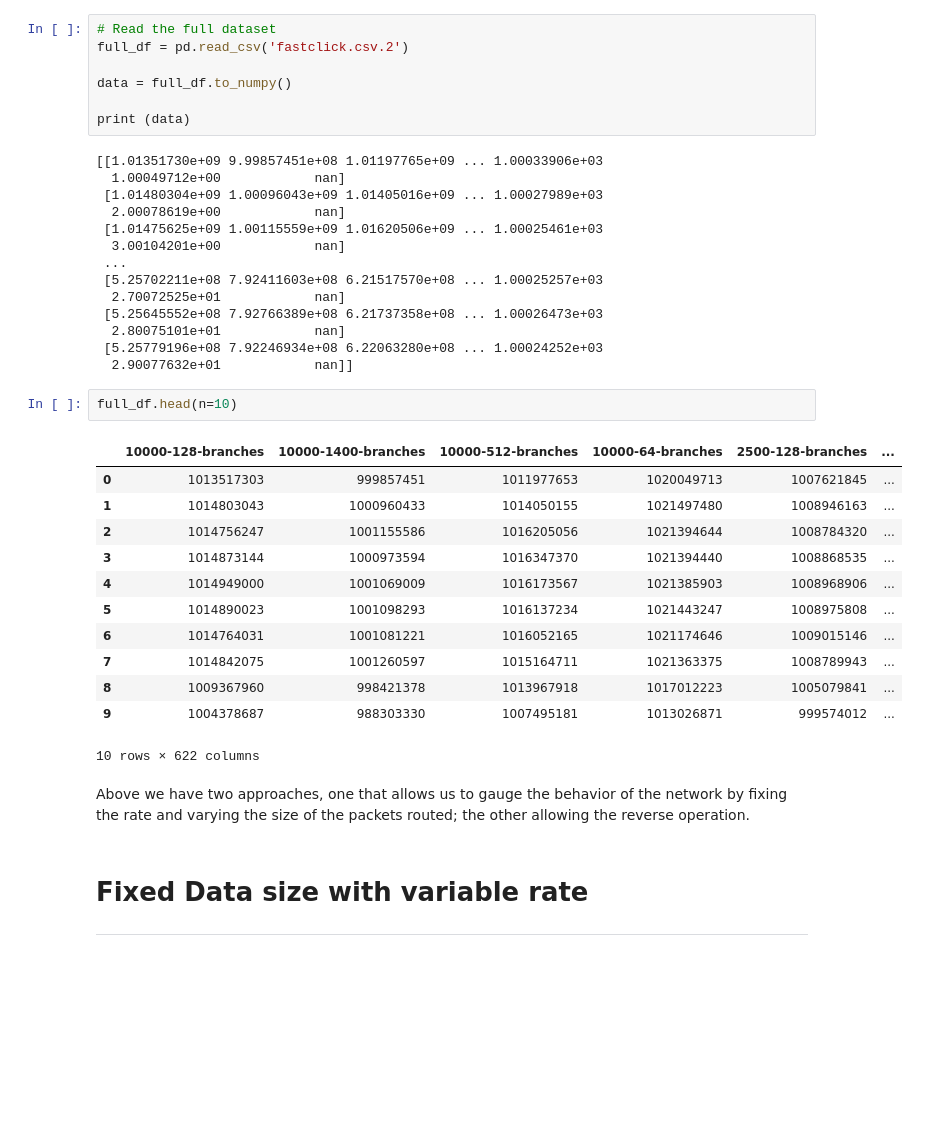
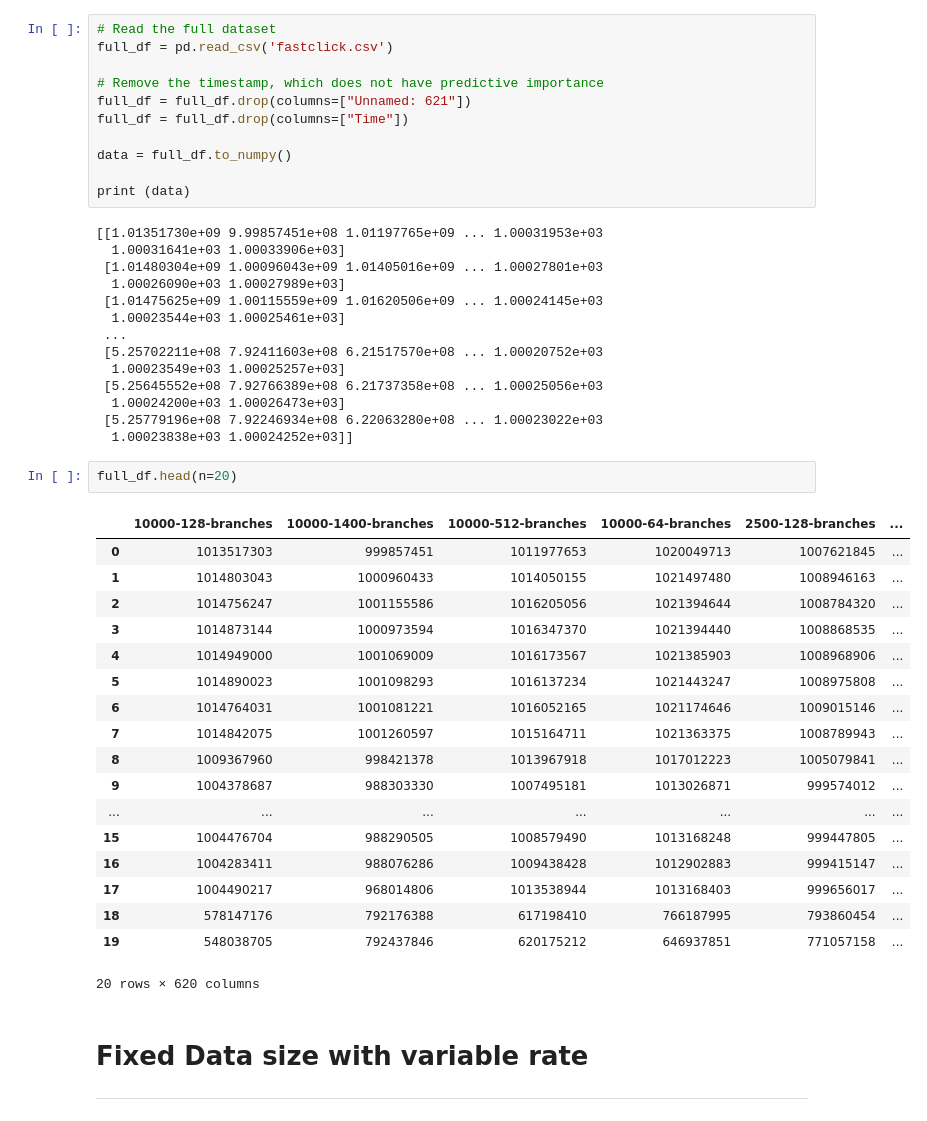
Before and after one commit to CedricKoukoui/ml-for-highspeed-networks-cedric_internship, a Jupyter notebook: data_splitting.ipynb, the cells around one changed output. Saved outputs shown, nothing was run; the diff lists cells and outputs as text; blank space fills up the shorter version.

```diff
--- a/data_splitting.ipynb
+++ b/data_splitting.ipynb
@@ -80,41 +80,49 @@ fastclick.csv.2     100%[===================>] 132.93K  --.-KB/s    in 0.01s
 # %%
 # Read the full dataset
-full_df = pd.read_csv('fastclick.csv.2')
+full_df = pd.read_csv('fastclick.csv')
+
+# Remove the timestamp, which does not have predictive importance
+full_df = full_df.drop(columns=["Unnamed: 621"])
+full_df = full_df.drop(columns=["Time"])
 
 data = full_df.to_numpy()
 
 print (data)
 # %% [output]
-[[1.01351730e+09 9.99857451e+08 1.01197765e+09 ... 1.00033906e+03
-  1.00049712e+00            nan]
- [1.01480304e+09 1.00096043e+09 1.01405016e+09 ... 1.00027989e+03
-  2.00078619e+00            nan]
- [1.01475625e+09 1.00115559e+09 1.01620506e+09 ... 1.00025461e+03
-  3.00104201e+00            nan]
+[[1.01351730e+09 9.99857451e+08 1.01197765e+09 ... 1.00031953e+03
+  1.00031641e+03 1.00033906e+03]
+ [1.01480304e+09 1.00096043e+09 1.01405016e+09 ... 1.00027801e+03
+  1.00026090e+03 1.00027989e+03]
+ [1.01475625e+09 1.00115559e+09 1.01620506e+09 ... 1.00024145e+03
+  1.00023544e+03 1.00025461e+03]
  ...
- [5.25702211e+08 7.92411603e+08 6.21517570e+08 ... 1.00025257e+03
-  2.70072525e+01            nan]
- [5.25645552e+08 7.92766389e+08 6.21737358e+08 ... 1.00026473e+03
-  2.80075101e+01            nan]
- [5.25779196e+08 7.92246934e+08 6.22063280e+08 ... 1.00024252e+03
-  2.90077632e+01            nan]]
+ [5.25702211e+08 7.92411603e+08 6.21517570e+08 ... 1.00020752e+03
+  1.00023549e+03 1.00025257e+03]
+ [5.25645552e+08 7.92766389e+08 6.21737358e+08 ... 1.00025056e+03
+  1.00024200e+03 1.00026473e+03]
+ [5.25779196e+08 7.92246934e+08 6.22063280e+08 ... 1.00023022e+03
+  1.00023838e+03 1.00024252e+03]]
 # %%
-full_df.head(n=10)
+full_df.head(n=20)
 # %% [output]
 |  | 10000-128-branches | 10000-1400-branches | 10000-512-branches | 10000-64-branches | 2500-128-branches | ... |
 | 0 | 1013517303 | 999857451 | 1011977653 | 1020049713 | 1007621845 | ... |
 | 1 | 1014803043 | 1000960433 | 1014050155 | 1021497480 | 1008946163 | ... |
 | 2 | 1014756247 | 1001155586 | 1016205056 | 1021394644 | 1008784320 | ... |
 | 3 | 1014873144 | 1000973594 | 1016347370 | 1021394440 | 1008868535 | ... |
 | 4 | 1014949000 | 1001069009 | 1016173567 | 1021385903 | 1008968906 | ... |
 | 5 | 1014890023 | 1001098293 | 1016137234 | 1021443247 | 1008975808 | ... |
 | 6 | 1014764031 | 1001081221 | 1016052165 | 1021174646 | 1009015146 | ... |
 | 7 | 1014842075 | 1001260597 | 1015164711 | 1021363375 | 1008789943 | ... |
 | 8 | 1009367960 | 998421378 | 1013967918 | 1017012223 | 1005079841 | ... |
 | 9 | 1004378687 | 988303330 | 1007495181 | 1013026871 | 999574012 | ... |
+| ... | ... | ... | ... | ... | ... | ... |
+| 15 | 1004476704 | 988290505 | 1008579490 | 1013168248 | 999447805 | ... |
+| 16 | 1004283411 | 988076286 | 1009438428 | 1012902883 | 999415147 | ... |
+| 17 | 1004490217 | 968014806 | 1013538944 | 1013168403 | 999656017 | ... |
+| 18 | 578147176 | 792176388 | 617198410 | 766187995 | 793860454 | ... |
+| 19 | 548038705 | 792437846 | 620175212 | 646937851 | 771057158 | ... |
-10 rows × 622 columns
+20 rows × 620 columns
-# %% [markdown]
-Above we have two approaches, one that allows us to gauge the behavior of the network by fixing the rate and varying the size of the packets routed; the other allowing the reverse operation.
 # %% [markdown]
 # Fixed Data size with variable rate
 
```
Also changed, not shown: parts of 15 cells of this notebook.
